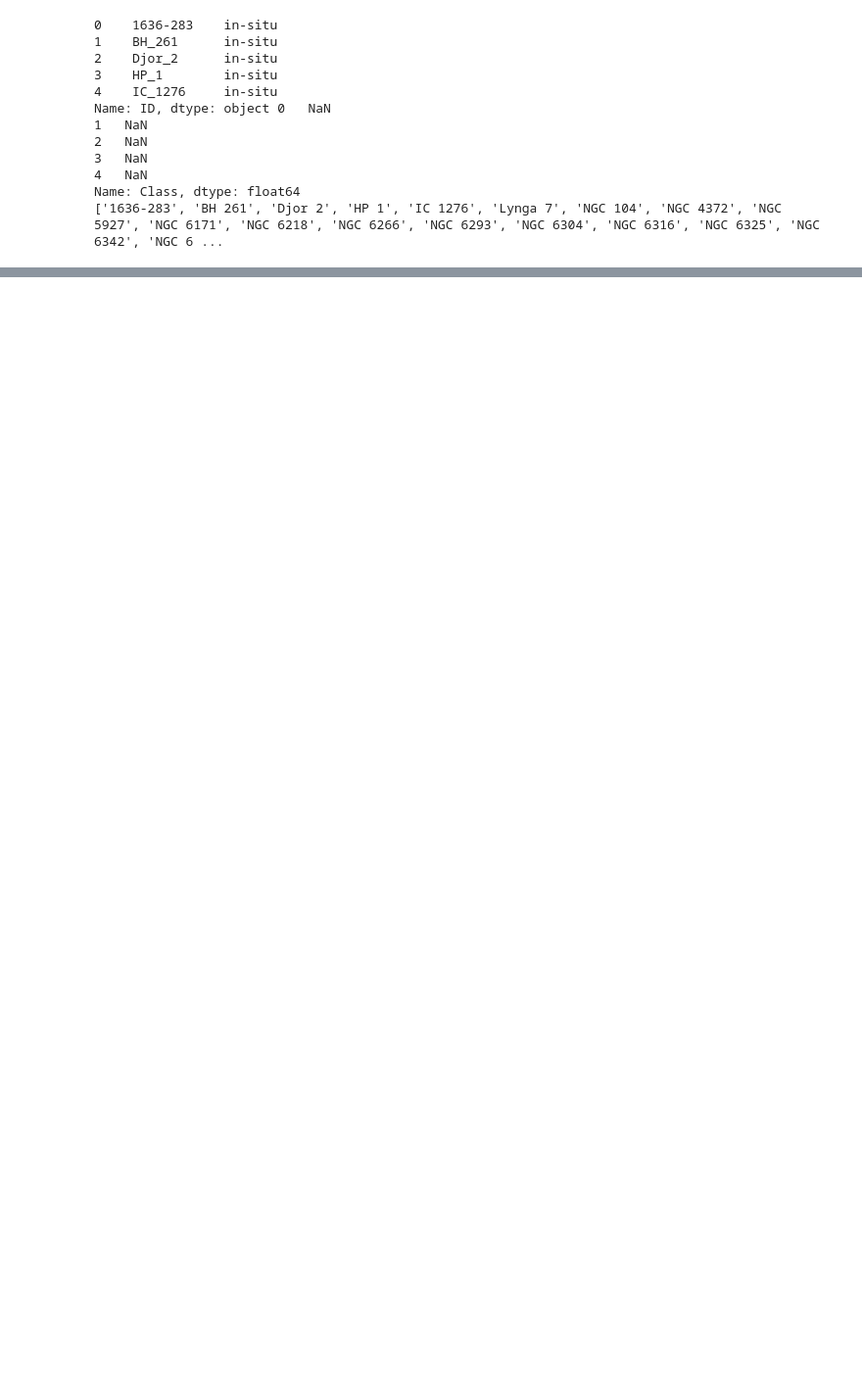
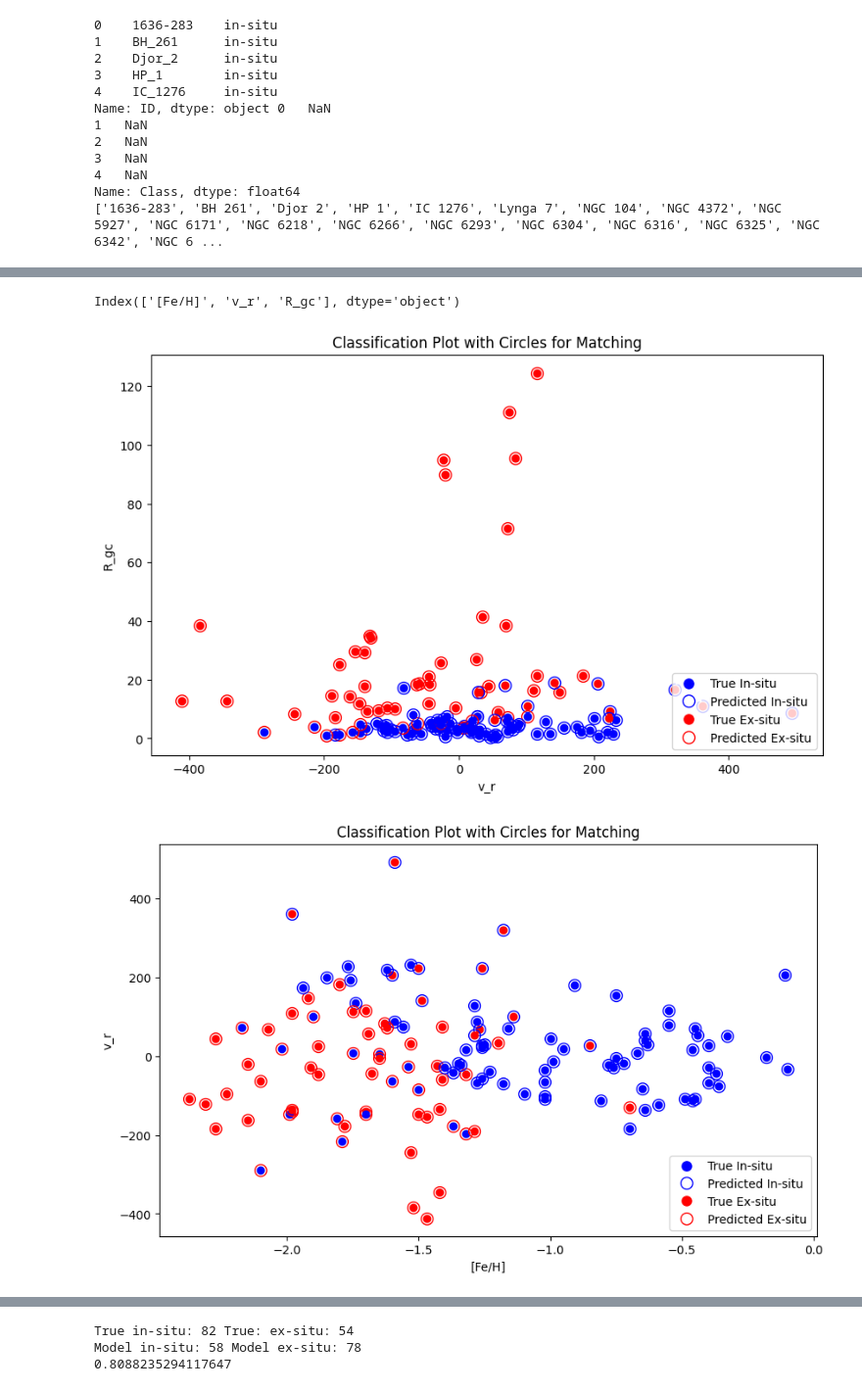
Before and after one commit to Shmu9/gc_accretion, a Jupyter notebook: clustering.ipynb, the cells around one changed output, grey strips where cells are left out. Shown: that part at 98% size. Saved outputs shown, nothing was run; the diff lists cells and outputs as text; code cells hidden in the pictures; blank space fills up the shorter version.

```diff
--- a/clustering.ipynb
+++ b/clustering.ipynb
@@ -231 +240,13 @@ print(calculate_accuracy(merged_data))
 0.6544117647058824
+# %%
+variables = ['[Fe/H]', 'v_r', 'R_gc']
+df = kmeans_classify(2, 'reduced', variables)
+
+plot_classification(df, 'v_r', 'R_gc', insitu_cls_num=0)
+plot_classification(df, '[Fe/H]', 'v_r', insitu_cls_num=0)
+plot_classification(df, '[Fe/H]', 'R_gc', insitu_cls_num=0)
+print(calculate_accuracy(df, insitu_cls_num=0))
+# %% [output]
+Index(['[Fe/H]', 'v_r', 'R_gc'], dtype='object')
+[figure, added]
+[figure, added]
@@ -231,0 +254,3 @@ print(calculate_accuracy(merged_data))
+True in-situ: 82 True: ex-situ: 54
+Model in-situ: 58 Model ex-situ: 78
+0.8088235294117647
```
Also changed, not shown: parts of 5 cells of this notebook, 1 other file.
